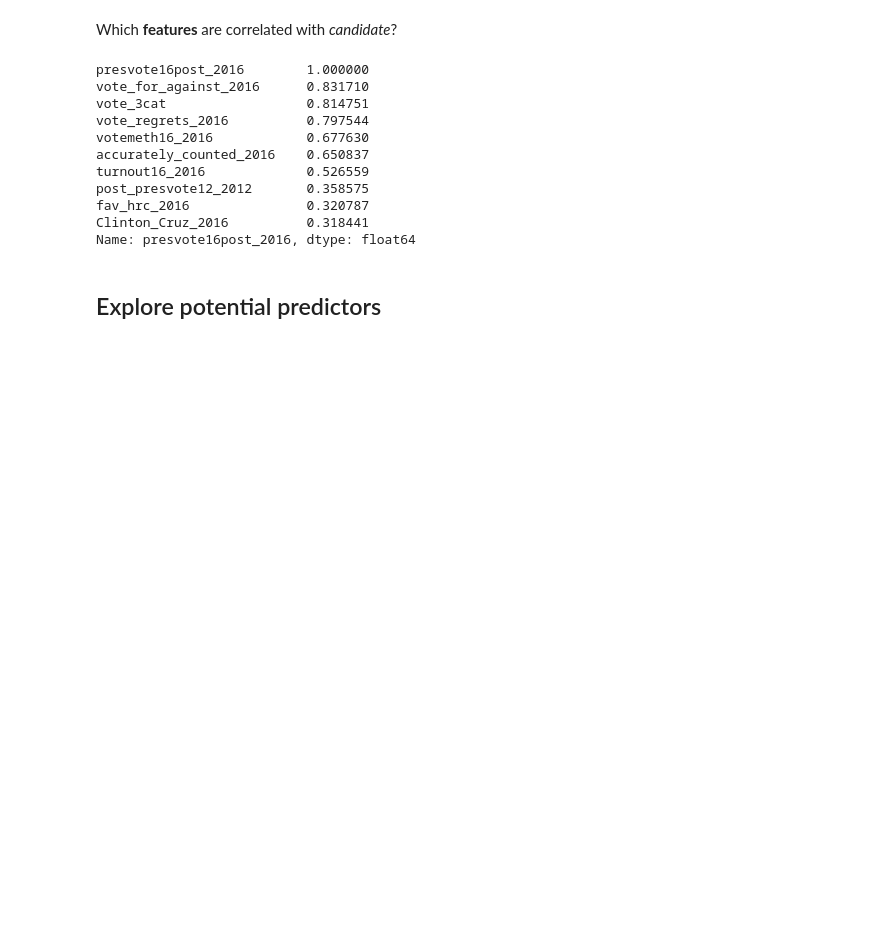
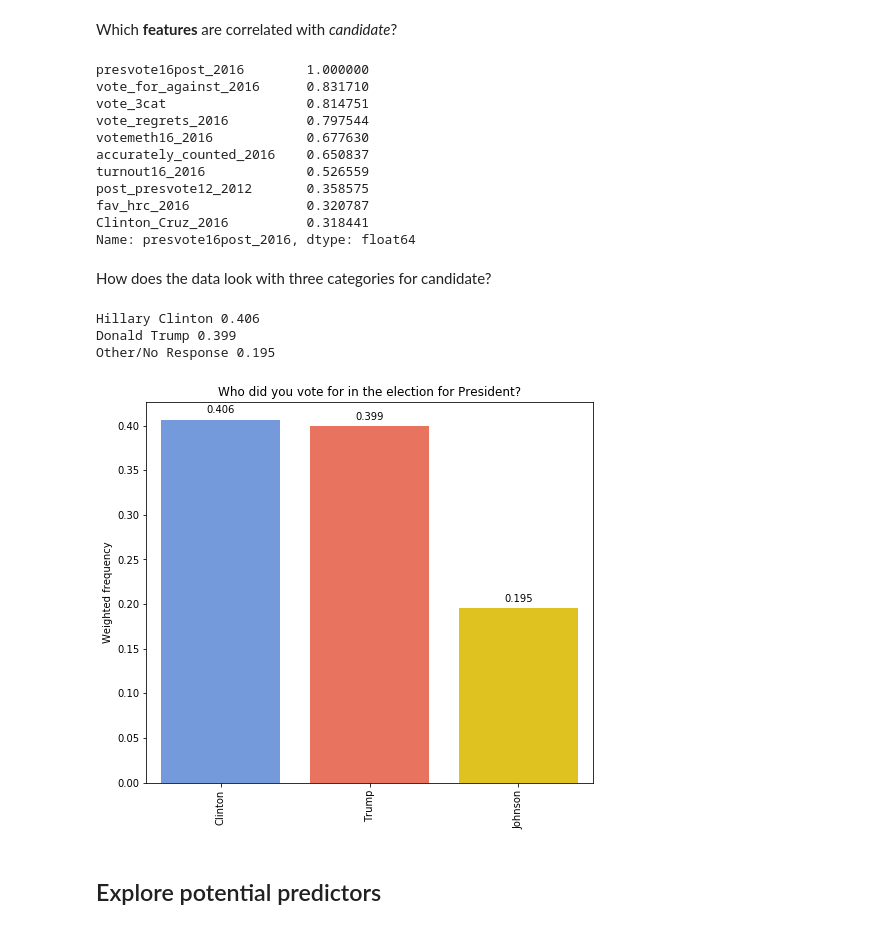
Before and after one commit to ali0003433/predict-by-issue-prioritization, a Jupyter notebook: notebooks/2-al-exploration.ipynb, the cells around one changed output. Saved outputs shown, nothing was run; the diff lists cells and outputs as text; code cells hidden in the pictures; blank space fills up the shorter version.

```diff
--- a/notebooks/2-al-exploration.ipynb
+++ b/notebooks/2-al-exploration.ipynb
@@ -143,6 +143,33 @@ post_presvote12_2012       0.358575
 fav_hrc_2016               0.320787
 Clinton_Cruz_2016          0.318441
 Name: presvote16post_2016, dtype: float64
+# %% [markdown]
+How does the data look with three categories for candidate?
+# %%
+cnd_3cat_series = calc.distribution(df, 'vote_3cat').round(3)
+cnd_3cat_list = ['Hillary Clinton', 'Donald Trump', 'Other/No Response']
+cnd_3cat_freq_dict = dict(cnd_3cat_series)
+for ind, val in enumerate(cnd_3cat_freq_dict.values()):
+    print(cnd_3cat_list[ind], val)
+# %% [output]
+Hillary Clinton 0.406
+Donald Trump 0.399
+Other/No Response 0.195
+# %%
+plt.figure(figsize=(8, 7))
+bar_plot = sns.barplot(x=cnd_3cat_list,
+                       y=list(cnd_3cat_series),
+                       palette=clrs)
+bar_plot.set_xticklabels(rotation=90, labels=cand_list)
+bar_plot.set_title('Who did you vote for in the election for President?')
+bar_plot.set_ylabel('Weighted frequency')
+# add labels to bars
+for bar in bar_plot.patches:
+    bar_plot.annotate(format(bar.get_height(), '.3f'), (bar.get_x() + bar.get_width() / 2.,
+                                                        bar.get_height()), ha='center', va='center', xytext=(0, 10), textcoords='offset points')
+plt.show()
+# %% [output]
+[figure, added]
 # %% [markdown]
 ## Explore potential predictors
 # %% [markdown]
```
Also changed, not shown: parts of 3 cells of this notebook, 4 other files.
